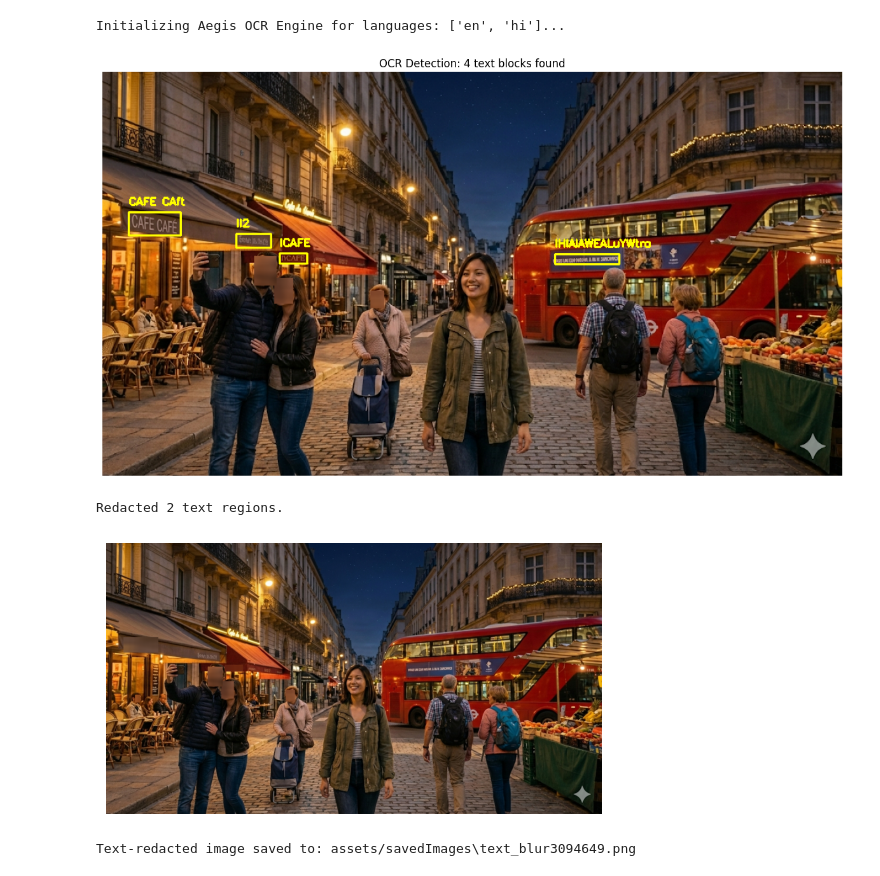
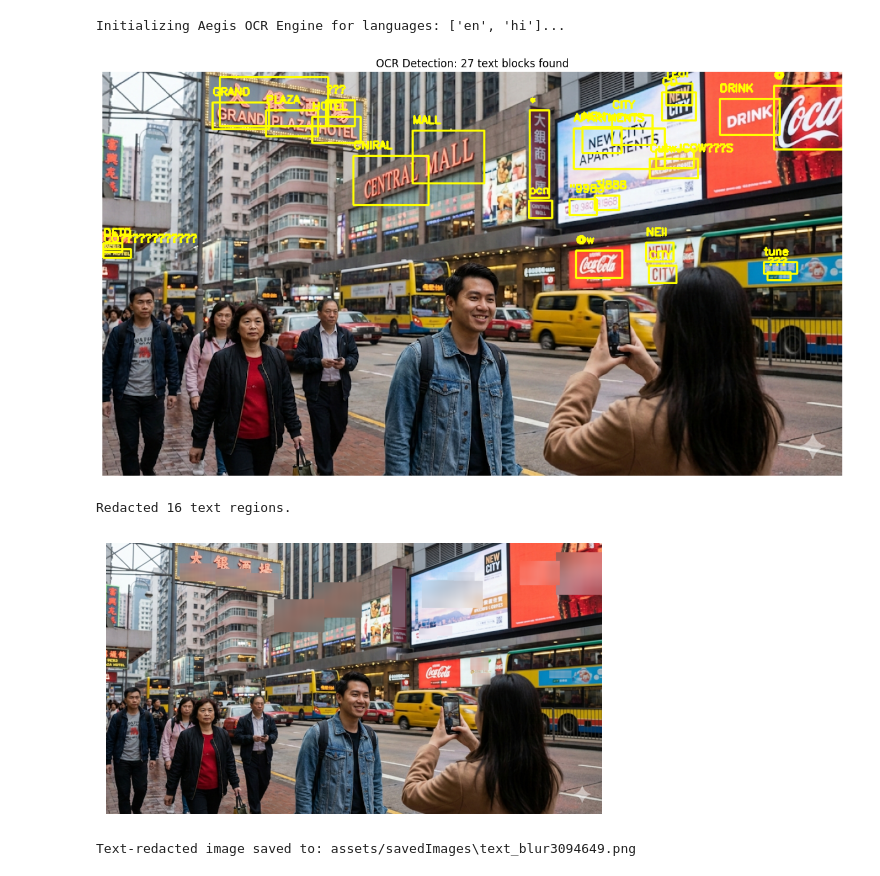
Before and after one commit to Vedant-Salve/Aegis, a Jupyter notebook: redact_names.ipynb, the cells around one changed output. Cells and saved outputs as stored; diff of their text form; code cells hidden in the pictures.

```diff
--- a/redact_names.ipynb
+++ b/redact_names.ipynb
@@ -11,10 +11,9 @@ class TextRedactor:
         """
         Initialize the EasyOCR Reader.
         - languages: List of languages to detect (e.g., ['en', 'hi'])
-        - gpu: Set to True if you have a GPU (recommended for speed)
+        - gpu: Set to True for GPU
         """
         print(f"Initializing Aegis OCR Engine for languages: {languages}...")
-        # Note: The first run will download model weights (~100MB)
         self.reader = easyocr.Reader(languages, gpu=True)
 
     def load_image(self, image_path):
@@ -71,7 +70,6 @@ class TextRedactor:
         for det in detections:
             x1, y1, x2, y2 = det['box']
             cv2.rectangle(display_img, (x1, y1), (x2, y2), (255, 255, 0), 2)
-            # Annotate with the detected text (helpful for debugging)
             cv2.putText(display_img, f"{det['text']}", (x1, y1 - 10),
                         cv2.FONT_HERSHEY_SIMPLEX, 0.5, (255, 255, 0), 2)
 
@@ -111,19 +109,19 @@ t_redactor = TextRedactor()
 Neither CUDA nor MPS are available - defaulting to CPU. Note: This module is much faster with a GPU.
 Initializing Aegis OCR Engine for languages: ['en', 'hi']...
 # %%
-img = t_redactor.load_image('assets/savedImages/blur_face_6354241.png')
+img = t_redactor.load_image('assets/samples/test4.png')
 detections = t_redactor.detect_text(img)
 t_redactor.plot_preview(img, detections)
 # %% [output]
-[figure, old version]
+[figure, new version]
 # %%
 redacted_img = t_redactor.auto_redact(img, detections)
 plt.imshow(cv2.cvtColor(redacted_img, cv2.COLOR_BGR2RGB))
 plt.axis('off')
 plt.show()
 # %% [output]
-Redacted 2 text regions.
+Redacted 16 text regions.
-[figure, old version]
+[figure, new version]
 # %%
 t_redactor.save_image(redacted_img, f"text_blur{int(1e7*(time.time()-int(time.time())))}.png")
 # %% [output]
```
Also changed, not shown: 2 other files.
